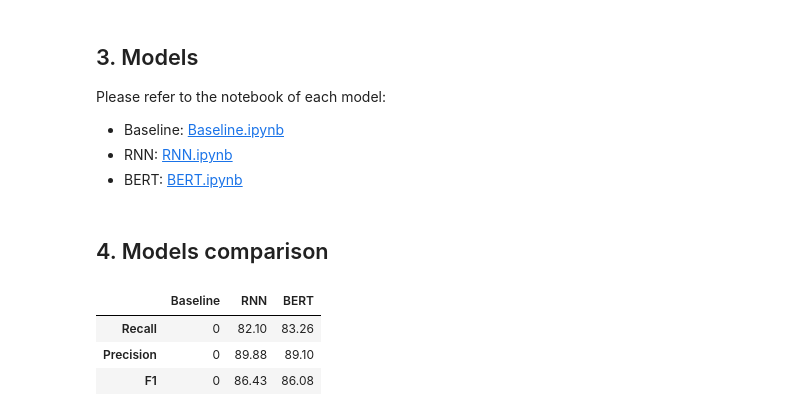
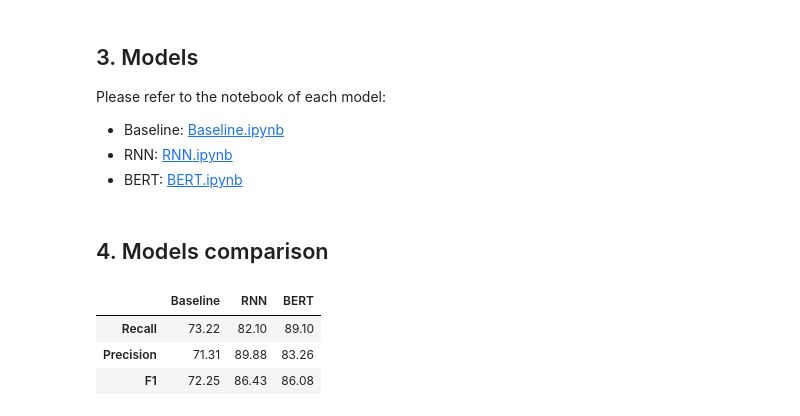
Before and after one commit to smanotasa/NLP_Final, a Jupyter notebook: NLP_FinalProject.ipynb, the cells around one changed output. Saved outputs shown, nothing was run; the diff lists cells and outputs as text; code cells hidden in the pictures.

```diff
--- a/NLP_FinalProject.ipynb
+++ b/NLP_FinalProject.ipynb
@@ -85,17 +85,17 @@ Please refer to the notebook of each model:
 # %%
 # Create dataframe with metrics per model
 
-data = {'Baseline': [0,0,0],
+data = {'Baseline': [73.22, 71.31, 72.25],
         'RNN': [82.10, 89.88, 86.43],
-        'BERT': [83.26, 89.10, 86.08]}
+        'BERT': [89.10, 83.26, 86.08]}
 
 # Creates pandas DataFrame.
 metrics = pd.DataFrame(data, index=['Recall',
                                'Precision',
                                'F1'])
 metrics
 # %% [output]
 |  | Baseline | RNN | BERT |
-| Recall | 0 | 82.10 | 83.26 |
-| Precision | 0 | 89.88 | 89.10 |
-| F1 | 0 | 86.43 | 86.08 |
+| Recall | 73.22 | 82.10 | 89.10 |
+| Precision | 71.31 | 89.88 | 83.26 |
+| F1 | 72.25 | 86.43 | 86.08 |
```
Also changed, not shown: 1 other file.
